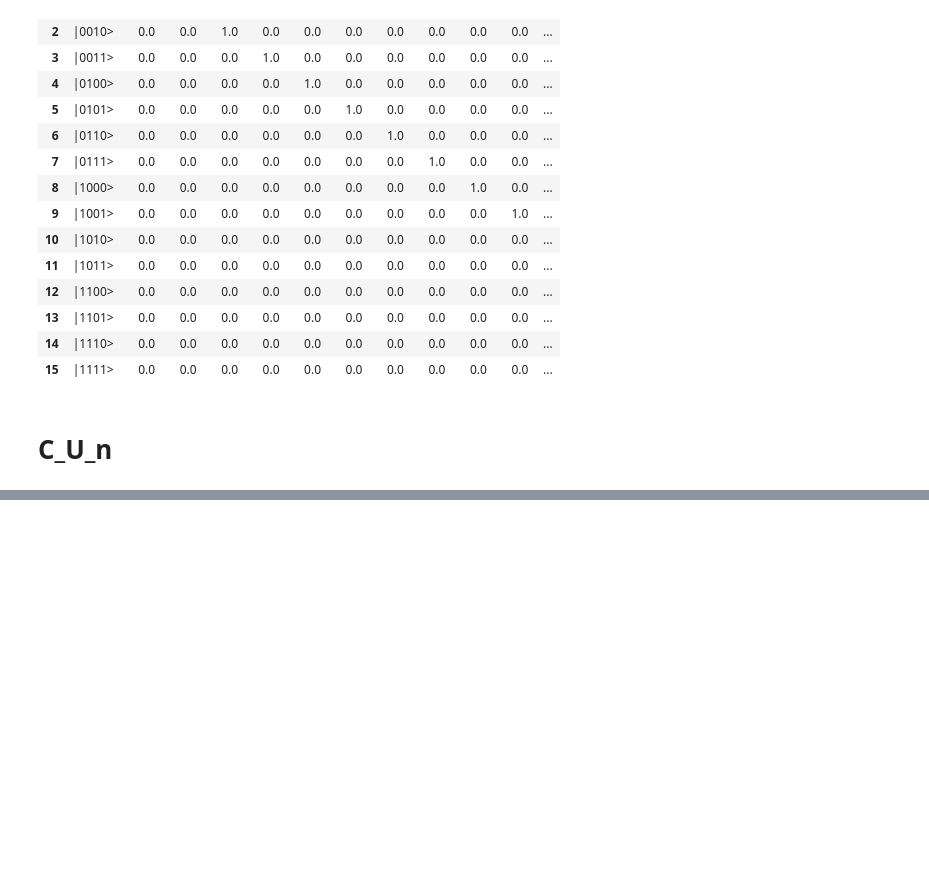
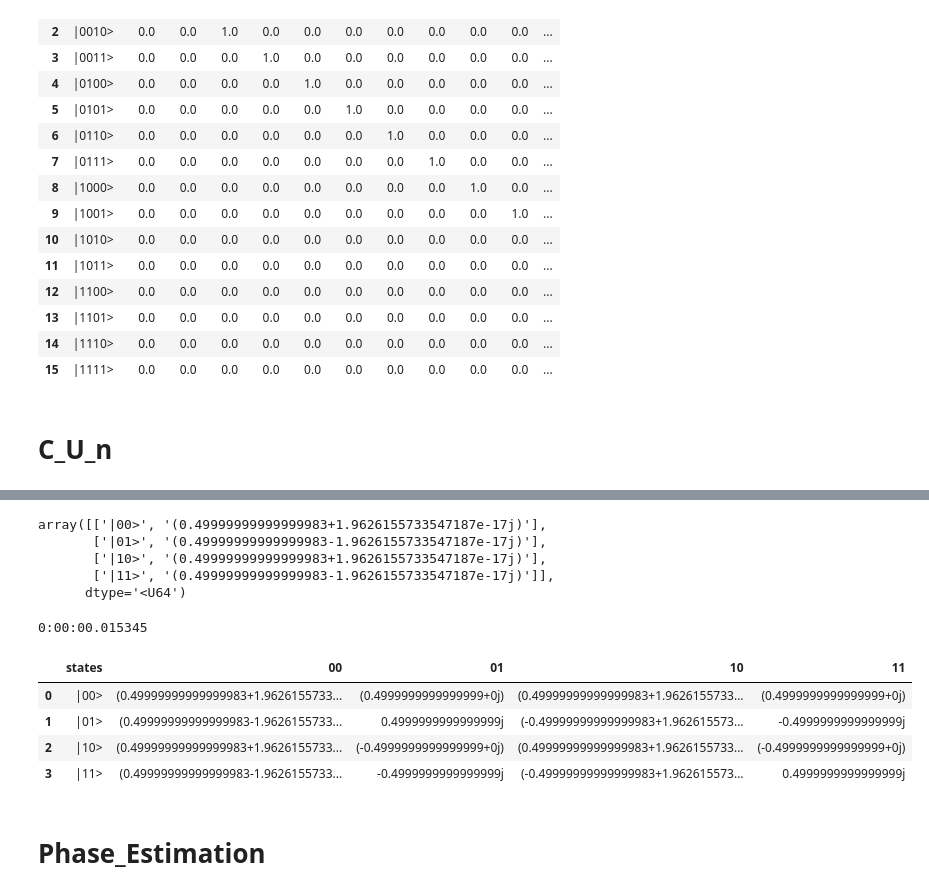
Before and after one commit to Anatoly-Antipov/QuantumOperations, a Jupyter notebook: Test.ipynb, the cells around one changed output, grey strips where cells are left out. Drawn from its saved outputs; the diff is of its cells as text; code cells hidden in the pictures; blank space fills up the shorter version.

```diff
--- a/Test.ipynb
+++ b/Test.ipynb
@@ -250,0 +254,2 @@ df
+# %%
+k=3
@@ -250,0 +341,41 @@ df
+# %%
+# Check input
+states = c.states_vector(wires)
+measurements = circuit(np.array([0,0]))
+np.vstack([states,measurements]).T
+# %% [output]
+array([['|00>', '(0.49999999999999983+1.9626155733547187e-17j)'],
+       ['|01>', '(0.49999999999999983-1.9626155733547187e-17j)'],
+       ['|10>', '(0.49999999999999983+1.9626155733547187e-17j)'],
+       ['|11>', '(0.49999999999999983-1.9626155733547187e-17j)']],
+      dtype='<U64')
+# %%
+start = datetime.datetime.now()
+
+# Full computational basis check
+df = pd.DataFrame(c.states_vector(wires),columns=['states'])
+for i in range(2**len(wires)):
+    input_str = '0'*(len(wires)-len(bin(i)[2:])) + bin(i)[2:]
+    input_np_array = np.array([int(input_str[j]) for j in range(len(input_str))])
+
+    measurements = circuit(input_np_array)
+
+    df[input_str] = measurements
+
+end = datetime.datetime.now()
+print(end-start)
+# %% [output]
+0:00:00.015345
+# %%
+# expected output:
+# [[0.5+0.0j,  0.5+0.0j,  0.5+0.0j,  0.5+0.0j],
+#  [0.5+0.0j,  0.0+0.5j, -0.5+0.0j,  0.0-0.5j],
+#  [0.5+0.0j, -0.5+0.0j,  0.5+0.0j, -0.5+0.0j],
+#  [0.5+0.0j,  0.0-0.5j, -0.5+0.0j,  0.0+0.5j]]
+df
+# %% [output]
+|  | states | 00 | 01 | 10 | 11 |
+| 0 | |00> | (0.49999999999999983+1.9626155733... | (0.4999999999999999+0j) | (0.49999999999999983+1.9626155733... | (0.4999999999999999+0j) |
+| 1 | |01> | (0.49999999999999983-1.9626155733... | 0.4999999999999999j | (-0.49999999999999983+1.962615573... | -0.4999999999999999j |
+| 2 | |10> | (0.49999999999999983+1.9626155733... | (-0.4999999999999999+0j) | (0.49999999999999983+1.9626155733... | (-0.4999999999999999+0j) |
+| 3 | |11> | (0.49999999999999983-1.9626155733... | -0.4999999999999999j | (-0.49999999999999983+1.962615573... | 0.4999999999999999j |
@@ -250,0 +384,2 @@ df
+# %% [markdown]
+# Phase_Estimation
```
Also changed, not shown: parts of 38 cells of this notebook, 1 other file.
